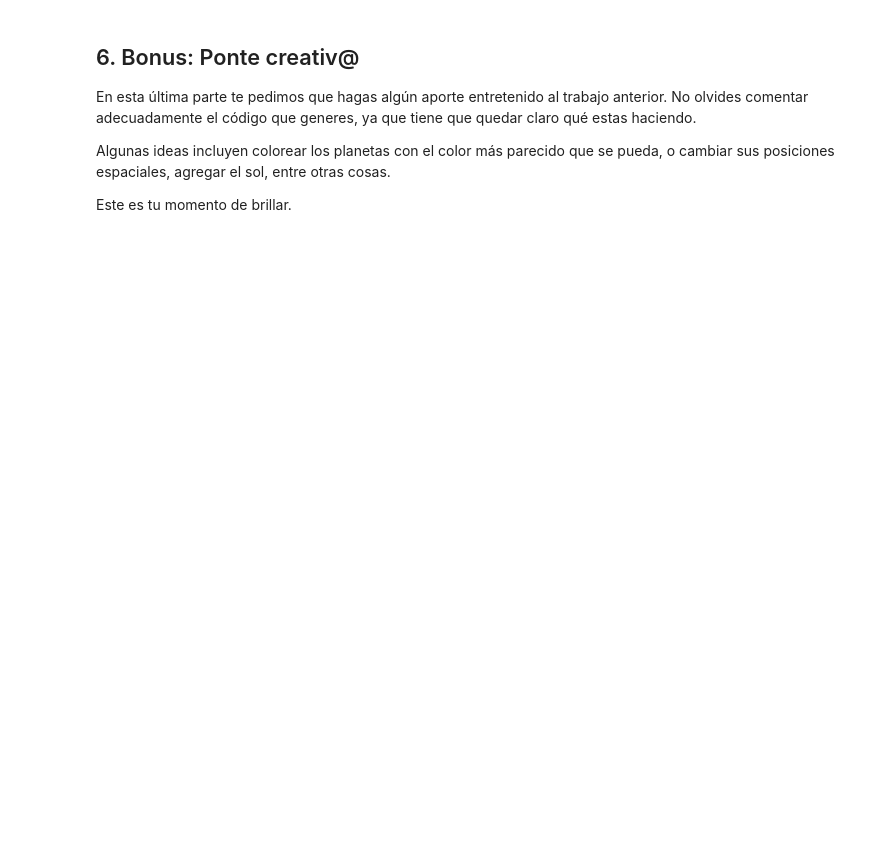
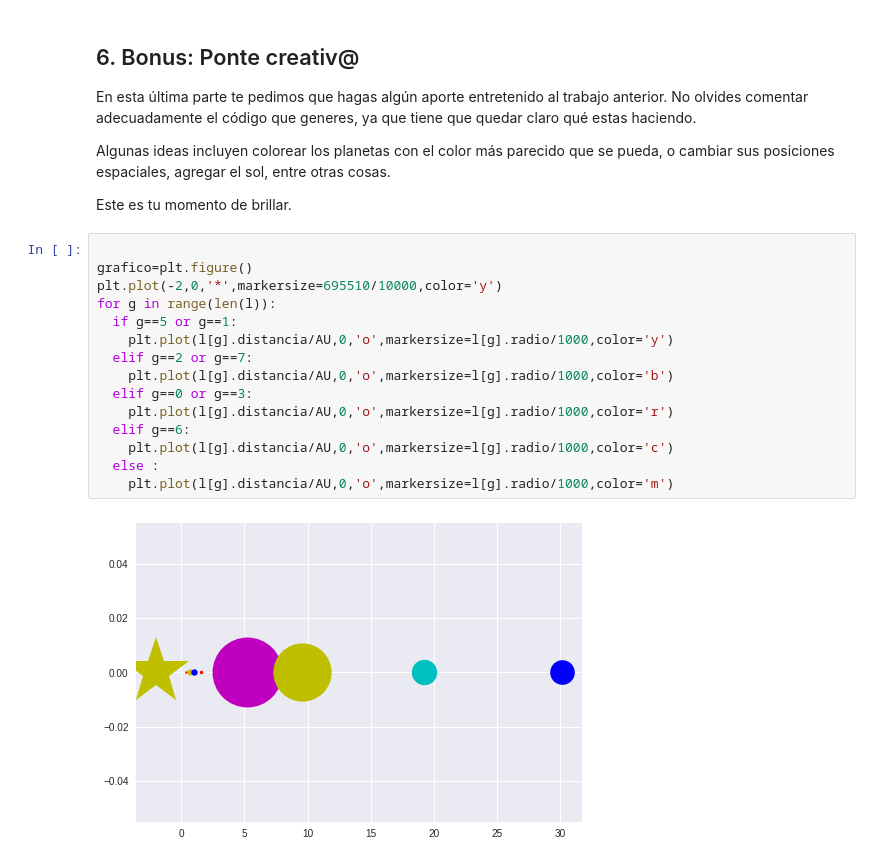
Before and after one commit to SantiagoRios21/minitarea1, a Jupyter notebook: minitarea1_alumnos.ipynb, the cells around one changed output. Drawn from its saved outputs; the diff is of its cells as text; blank space fills up the shorter version.

```diff
--- a/minitarea1_alumnos.ipynb
+++ b/minitarea1_alumnos.ipynb
@@ -160,3 +186,20 @@ Algunas ideas incluyen colorear los planetas con el color más parecido que se p
 
 
 Este es tu momento de brillar.
+# %%
+
+grafico=plt.figure()
+plt.plot(-2,0,'*',markersize=695510/10000,color='y')
+for g in range(len(l)):
+  if g==5 or g==1:
+    plt.plot(l[g].distancia/AU,0,'o',markersize=l[g].radio/1000,color='y')
+  elif g==2 or g==7:
+    plt.plot(l[g].distancia/AU,0,'o',markersize=l[g].radio/1000,color='b')
+  elif g==0 or g==3:
+    plt.plot(l[g].distancia/AU,0,'o',markersize=l[g].radio/1000,color='r')
+  elif g==6:
+    plt.plot(l[g].distancia/AU,0,'o',markersize=l[g].radio/1000,color='c')
+  else :
+    plt.plot(l[g].distancia/AU,0,'o',markersize=l[g].radio/1000,color='m')
+# %% [output]
+[figure, added]
```
Also changed, not shown: parts of 2 cells of this notebook.
